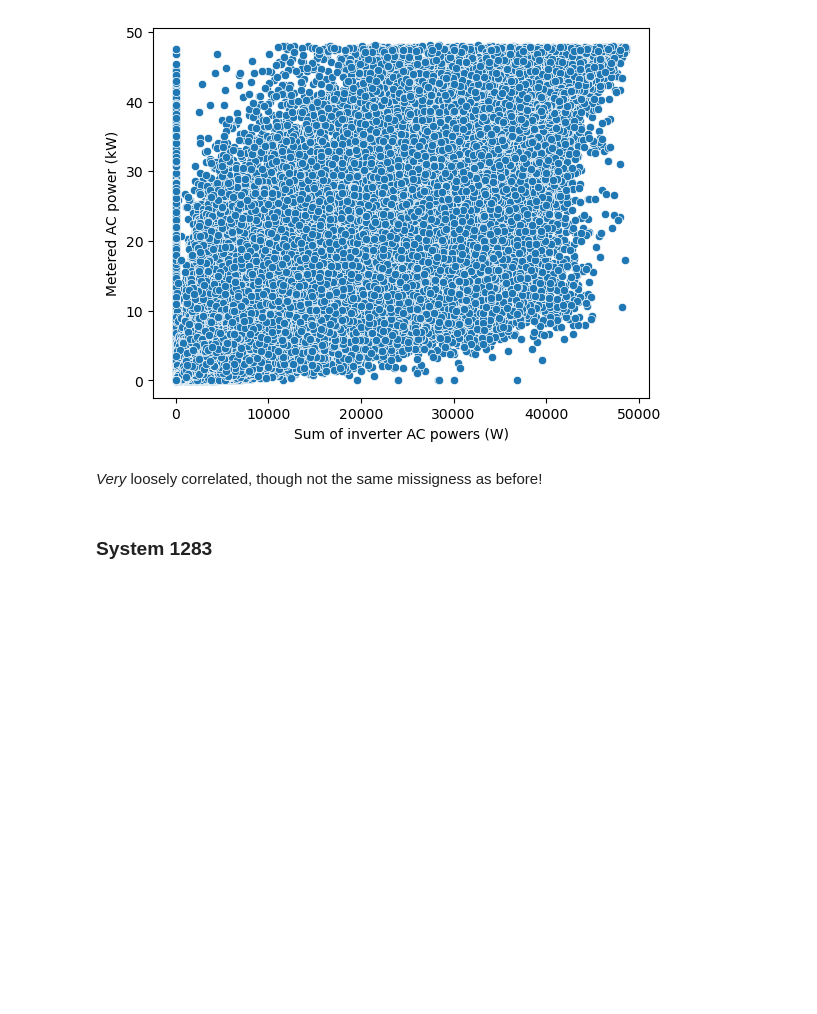
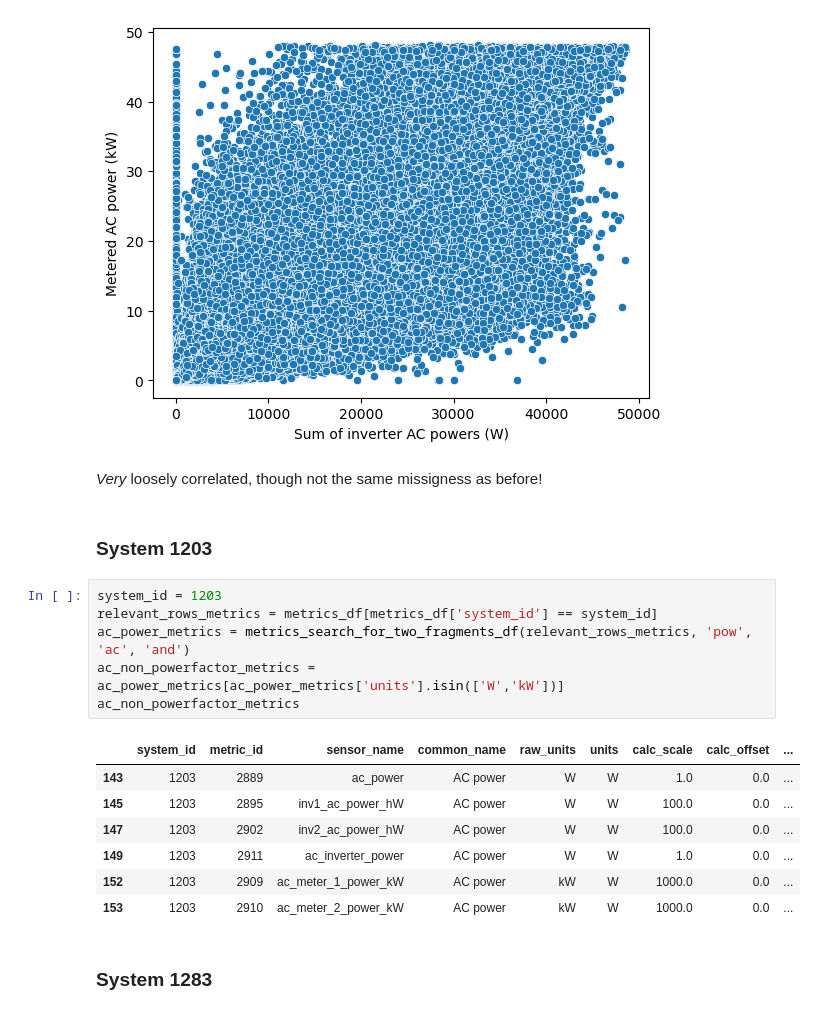
Before and after one commit to Erdos-Projects/predicting-day-ahead-solar-power-production, a Jupyter notebook: src/data/pwr/ac_power_filter_maker.ipynb, the cells around one changed output. Saved outputs shown, nothing was run; the diff lists cells and outputs as text; blank space fills up the shorter version.

```diff
--- a/src/data/pwr/ac_power_filter_maker.ipynb
+++ b/src/data/pwr/ac_power_filter_maker.ipynb
@@ -1264,6 +1664,22 @@ plt.show()
 [figure]
 # %% [markdown]
 *Very* loosely correlated, though not the same missigness as before!
+# %% [markdown]
+### System 1203
+# %%
+system_id = 1203
+relevant_rows_metrics = metrics_df[metrics_df['system_id'] == system_id]
+ac_power_metrics = metrics_search_for_two_fragments_df(relevant_rows_metrics, 'pow', 'ac', 'and')
+ac_non_powerfactor_metrics = ac_power_metrics[ac_power_metrics['units'].isin(['W','kW'])]
+ac_non_powerfactor_metrics
+# %% [output]
+|  | system_id | metric_id | sensor_name | common_name | raw_units | units | calc_scale | calc_offset | ... |
+| 143 | 1203 | 2889 | ac_power | AC power | W | W | 1.0 | 0.0 | ... |
+| 145 | 1203 | 2895 | inv1_ac_power_hW | AC power | W | W | 100.0 | 0.0 | ... |
+| 147 | 1203 | 2902 | inv2_ac_power_hW | AC power | W | W | 100.0 | 0.0 | ... |
+| 149 | 1203 | 2911 | ac_inverter_power | AC power | W | W | 1.0 | 0.0 | ... |
+| 152 | 1203 | 2909 | ac_meter_1_power_kW | AC power | kW | W | 1000.0 | 0.0 | ... |
+| 153 | 1203 | 2910 | ac_meter_2_power_kW | AC power | kW | W | 1000.0 | 0.0 | ... |
 # %% [markdown]
 ### System 1283
 # %%
```
Also changed, not shown: parts of 34 cells of this notebook, 1 other file.
